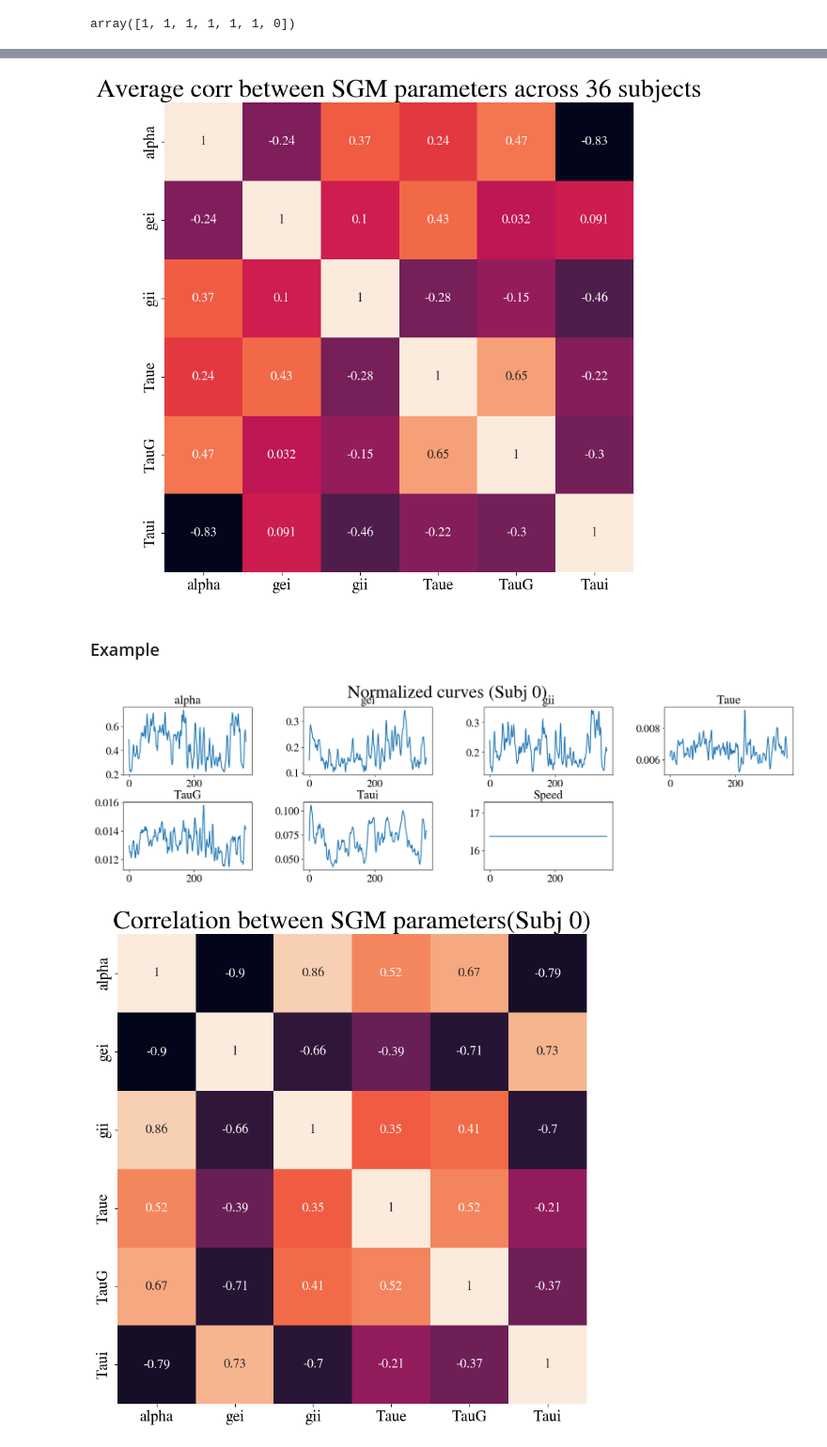
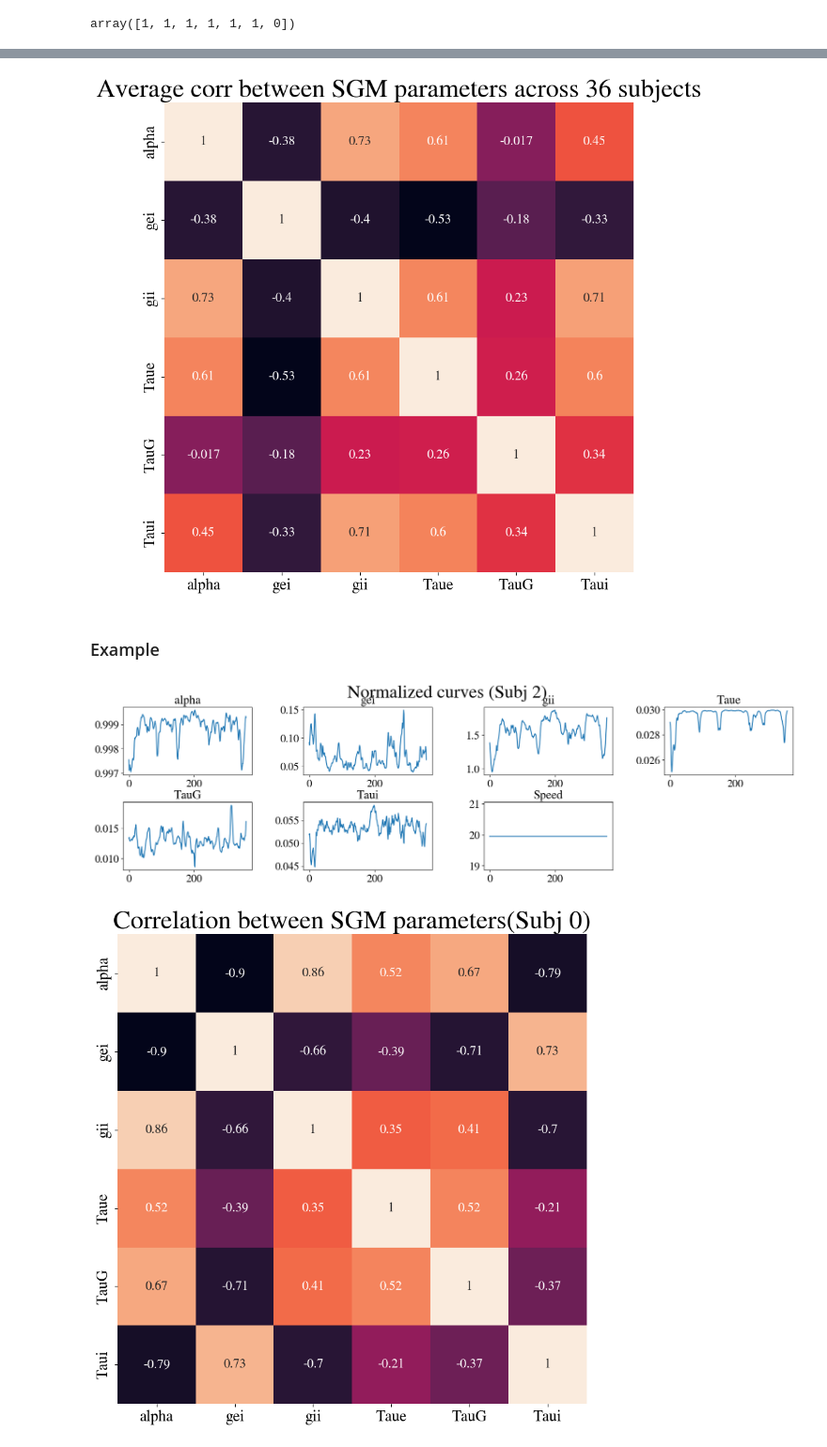
Before and after one commit to JINhuaqing/TV-SGM, a Jupyter notebook: notebooks/code_bak/ana_real_data_demo.ipynb, the cells around one changed output, grey strips where cells are left out. Shown at 94% size. Cells and saved outputs as stored; diff of their text form; code cells hidden in the pictures.

```diff
--- a/notebooks/ana_real_data_demo.ipynb
+++ b/notebooks/code_bak/ana_real_data_demo.ipynb
@@ -221,23 +207,7 @@ dy_mask = np.array(trained_model_lstm.paras.dy_mask)
 # %% [output]
 array([1, 1, 1, 1, 1, 1, 0])
 # %%
-if "sgm_paramss_est" not in trained_model_lstm.keys():
-    trained_model_lstm.model.eval()
-    sgm_paramss_est = []
-    for data_idx  in trange(36):
-        cur_data = psd_all[:, :, :, data_idx].transpose(2, 0, 1)
-        X_test = random_samples_rnn(cur_data,
-                                    bds=[[0], [360]],
-                                    theta2raw_fn=None)
-        with torch.no_grad():
-            Y_pred = trained_model_lstm.model(X_test).squeeze()
-            sgm_paramss_est.append(Y_pred.numpy())
-    sgm_paramss_est = np.array(sgm_paramss_est);
-
-    trained_model_lstm.sgm_paramss_est = sgm_paramss_est
-    save_pkl_dict2folder(RES_ROOT/f"LSTM_simu_net{fixed}", trained_model_lstm, is_force=False)
-else:
-    sgm_paramss_est = trained_model_lstm.sgm_paramss_est
+sgm_paramss_est = trained_model_lstm.sgm_paramss_est;
 # %%
 if not run_python_script:
     plt.figure(figsize=[20, 5*np.sum(dy_mask)])
@@ -271,21 +241,21 @@ if not run_python_script:
     plt.xticks(np.arange(dy_mask.sum())+0.5, paras.names[dy_mask==1])
     plt.yticks(np.arange(dy_mask.sum())+0.5, paras.names[dy_mask==1]);
 # %% [output]
-[figure, old version]
+[figure, new version]
 # %% [markdown]
 ### Example
 # %%
 if not run_python_script:
-    sub_idx = 0
+    sub_idx = 2
     sgm_params_est = sgm_paramss_est[sub_idx]
     plt.figure(figsize=[20, 5])
     plt.suptitle(f"Normalized curves (Subj {sub_idx})", fontsize=30)
     for ix in range(7):
         plt.subplot(2, 4, ix+1)
         plt.plot(sgm_params_est[:, ix])
         plt.title(paras.names[ix], fontsize=20)
 # %% [output]
-[figure, old version]
+[figure, new version]
 # %%
 if not run_python_script:
     plt.figure(figsize=[10, 10])
```
Also changed, not shown: parts of 6 cells of this notebook, 29 other files.
